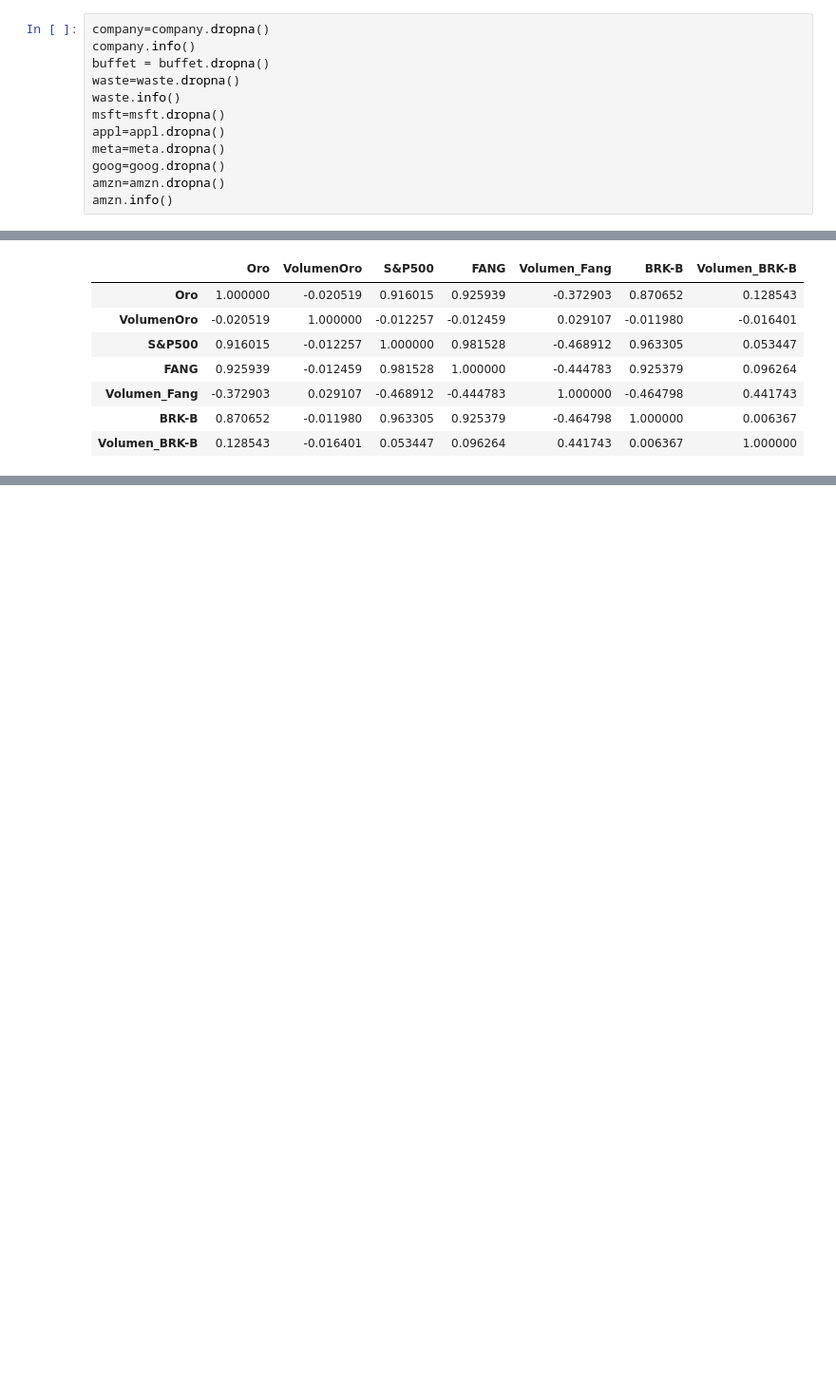
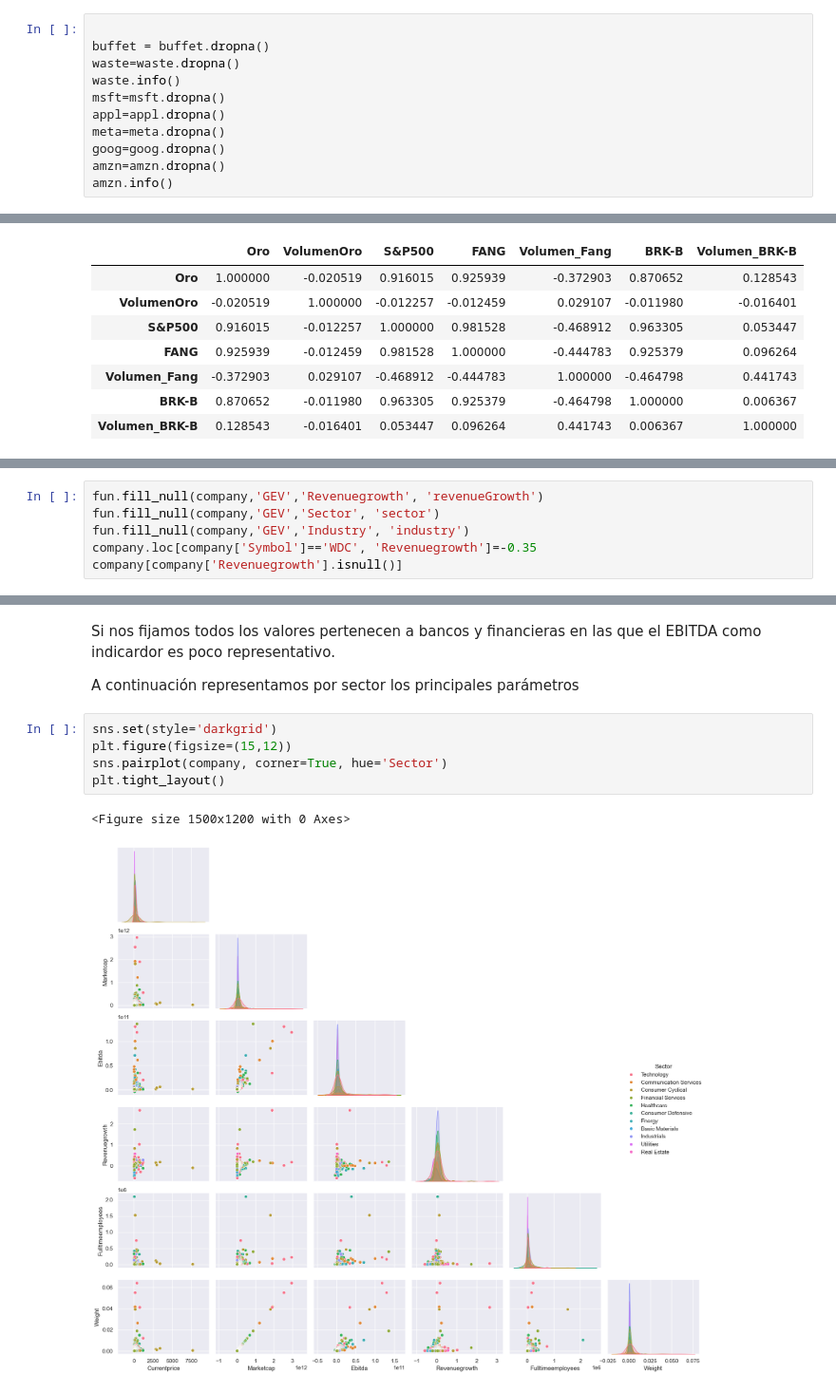
Before and after one commit to adriani94bil/EDA_SP500_Model, a Jupyter notebook: EDA.ipynb, the cells around one changed output, grey strips where cells are left out. Shown at 95% size. Saved outputs shown, nothing was run; the diff lists cells and outputs as text; blank space fills up the shorter version.

```diff
--- a/EDA.ipynb
+++ b/EDA.ipynb
@@ -87,8 +89,7 @@ LOS VALORES NULOS QUE TENEMOS HACEN REFERENCIA A LOS DÍAS FESTIVOS, CUYO VOLUME
 # %% [markdown]
 ### ELIMINADO VALORES FESTIVOS
 # %%
-company=company.dropna()
-company.info()
+
 buffet = buffet.dropna()
 waste=waste.dropna()
 waste.info()
@@ -473,0 +516,6 @@ with sns.axes_style("white"):
+# %%
+fun.fill_null(company,'GEV','Revenuegrowth', 'revenueGrowth')
+fun.fill_null(company,'GEV','Sector', 'sector')
+fun.fill_null(company,'GEV','Industry', 'industry')
+company.loc[company['Symbol']=='WDC', 'Revenuegrowth']=-0.35
+company[company['Revenuegrowth'].isnull()]
@@ -473,0 +544,12 @@ with sns.axes_style("white"):
+# %% [markdown]
+Si nos fijamos todos los valores pertenecen a bancos y financieras en las que el EBITDA como indicardor es poco representativo.
+
+A continuación representamos por sector los principales parámetros
+# %%
+sns.set(style='darkgrid')
+plt.figure(figsize=(15,12))
+sns.pairplot(company, corner=True, hue='Sector')
+plt.tight_layout()
+# %% [output]
+<Figure size 1500x1200 with 0 Axes>
+[figure, added]
```
Also changed, not shown: parts of 25 cells of this notebook, 1 other file.
